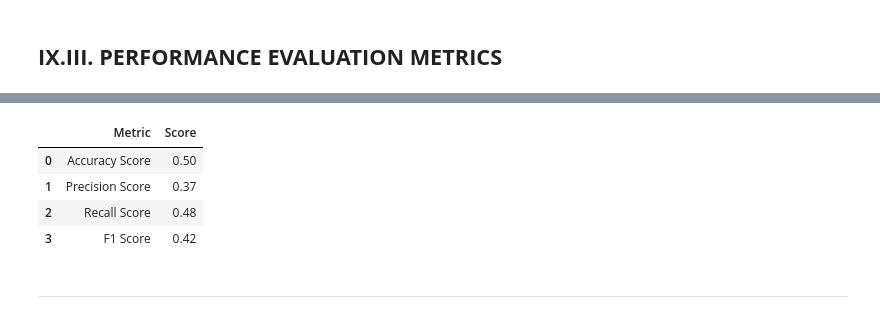
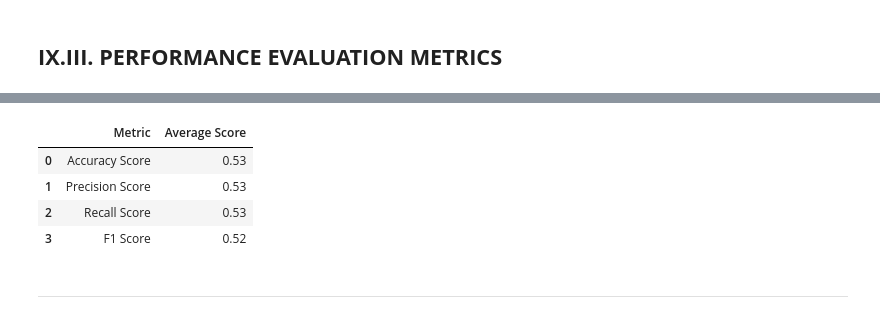
Before and after one commit to jiejorie/experiment-portfolio-machine-learning, a Jupyter notebook: 02-Classification Model/classification-model.ipynb, the cells around one changed output, grey strips where cells are left out. Cells and saved outputs as stored; diff of their text form; code cells hidden in the pictures.

```diff
--- a/02-Classification Model/classification-model.ipynb
+++ b/02-Classification Model/classification-model.ipynb
@@ -362,3 +557,19 @@ X_train_prepared.head() # check the post-scaled training data
+# %%
+# converts intro binary coding for training data
+X_train_prepared["mode"] = X_train_prepared["mode"].replace({
+    "Major": 1,
+    "Minor": 0
+})
+# %%
+# converts intro binary coding for testing data
+X_test_prepared["mode"] = X_test_prepared["mode"].replace({
+    "Major": 1,
+    "Minor": 0
+})
+# %%
+# converts column into numerical columns using one-hot encoding
+X_train_prepared = pd.get_dummies(X_train_prepared, columns = ["key"], dtype = int)
+X_test_prepared = pd.get_dummies(X_test_prepared, columns = ["key"], dtype = int)
 # %%
 X_train_prepared.mean() # get the mean of each column
 # %% [output]
@@ -513,6 +723,6 @@ display(comparison.head(10).round(2)) # display the comparison, showing 10 rows,
 # %%
 # initialize all the performance evaluation metrics
 accuracy = accuracy_score(y_test, y_pred)
-precision = precision_score(y_test, y_pred)
-recall = recall_score(y_test, y_pred)
-f1 = f1_score(y_test, y_pred)
+precision = precision_score(y_test, y_pred, average=None)
+recall = recall_score(y_test, y_pred, average=None)
+f1 = f1_score(y_test, y_pred, average=None)
@@ -519,17 +786,17 @@ f1 = f1_score(y_test, y_pred)
 # %%
 # creates a table for evaluating each score
 evaluation = pd.DataFrame({
     "Metric": ["Accuracy Score", "Precision Score", "Recall Score", "F1 Score"],
-    "Score": [accuracy, precision, recall, f1]
+    "Average Score": [accuracy, precision.mean(), recall.mean(), f1.mean()]
 })
 
 evaluation.round(2) # rounds off values into two decimal points
 # %% [output]
-|  | Metric | Score |
-| 0 | Accuracy Score | 0.50 |
-| 1 | Precision Score | 0.37 |
-| 2 | Recall Score | 0.48 |
-| 3 | F1 Score | 0.42 |
+|  | Metric | Average Score |
+| 0 | Accuracy Score | 0.53 |
+| 1 | Precision Score | 0.53 |
+| 2 | Recall Score | 0.53 |
+| 3 | F1 Score | 0.52 |
 # %% [markdown]
 ****
 # %% [markdown]
```
Also changed, not shown: parts of 79 cells of this notebook.
